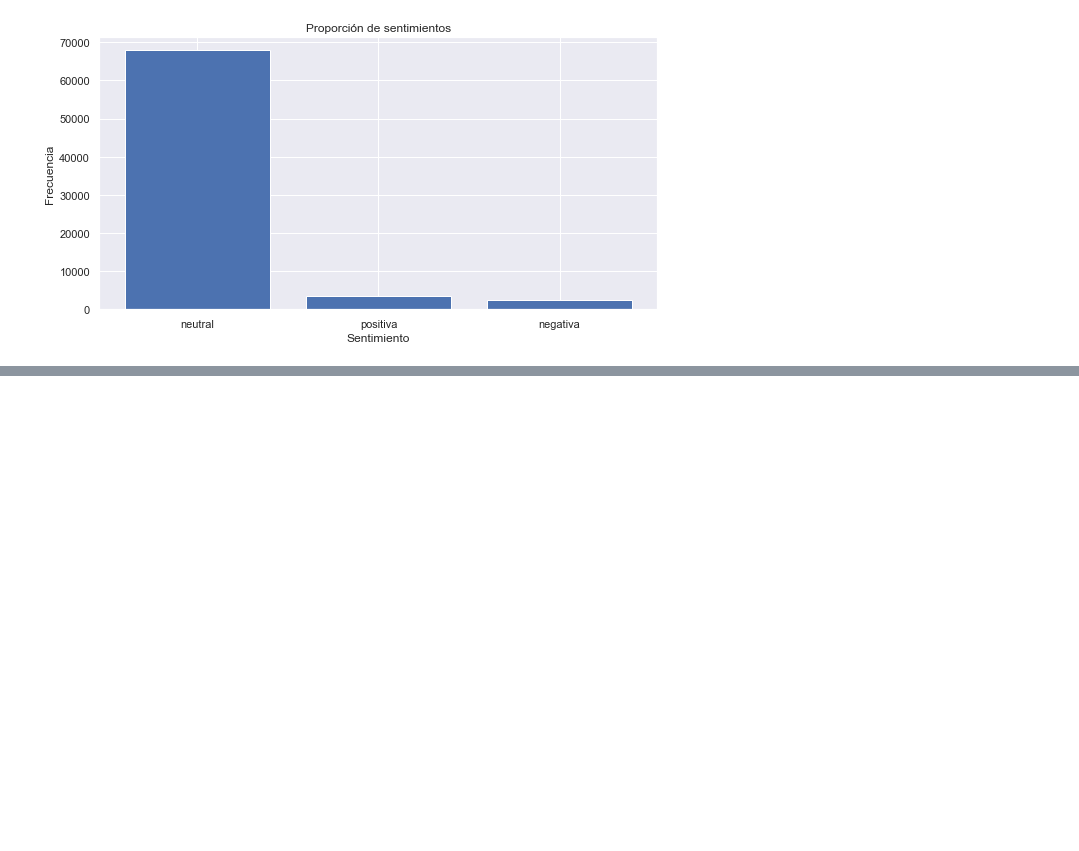
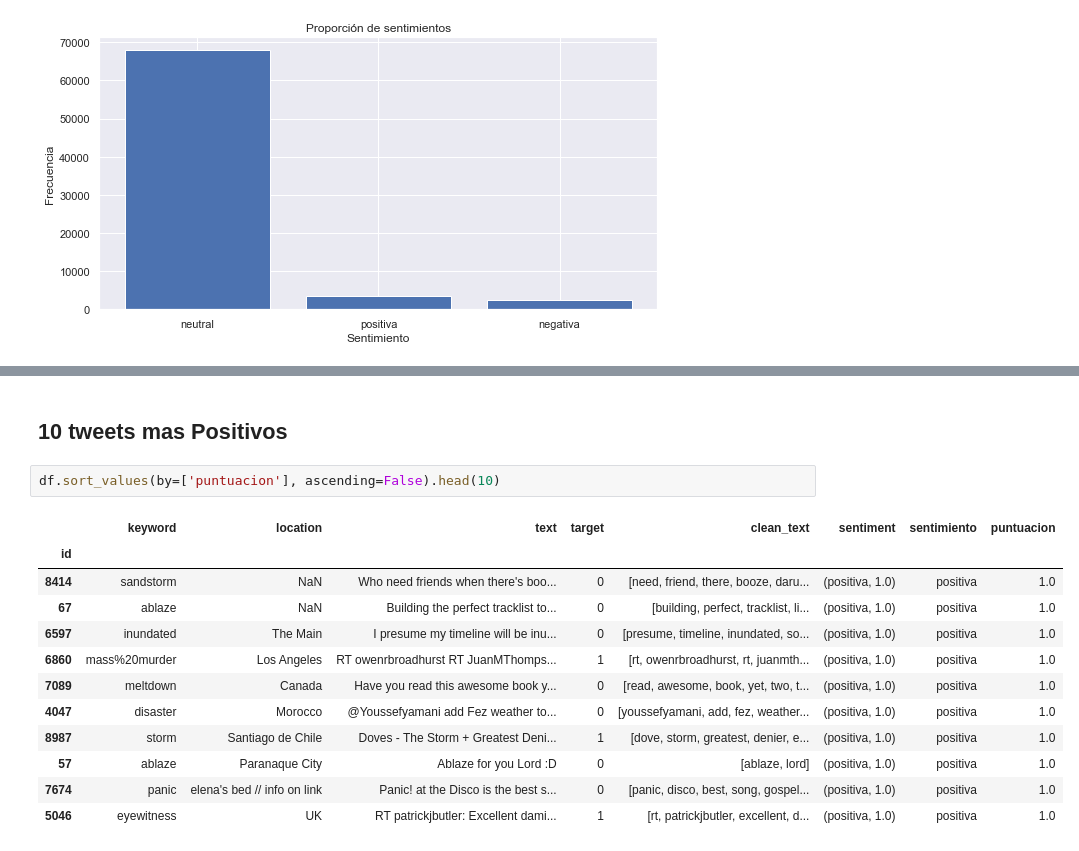
Before and after one commit to gabrielquirozz/Analisis-de-Sentimientos, a Jupyter notebook: analisis.ipynb, the cells around one changed output, grey strips where cells are left out. Cells and saved outputs as stored; diff of their text form; blank space fills up the shorter version.

```diff
--- a/analisis.ipynb
+++ b/analisis.ipynb
@@ -318,0 +450,17 @@ plt.show()
+# %% [markdown]
+## 10 tweets mas Positivos
+# %%
+df.sort_values(by=['puntuacion'], ascending=False).head(10)
+# %% [output]
+|  | keyword | location | text | target | clean_text | sentiment | sentimiento | puntuacion |
+| id |  |  |  |  |  |  |  |  |
+| 8414 | sandstorm | NaN | Who need friends when there's boo... | 0 | [need, friend, there, booze, daru... | (positiva, 1.0) | positiva | 1.0 |
+| 67 | ablaze | NaN | Building the perfect tracklist to... | 0 | [building, perfect, tracklist, li... | (positiva, 1.0) | positiva | 1.0 |
+| 6597 | inundated | The Main | I presume my timeline will be inu... | 0 | [presume, timeline, inundated, so... | (positiva, 1.0) | positiva | 1.0 |
+| 6860 | mass%20murder | Los Angeles | RT owenrbroadhurst RT JuanMThomps... | 1 | [rt, owenrbroadhurst, rt, juanmth... | (positiva, 1.0) | positiva | 1.0 |
+| 7089 | meltdown | Canada | Have you read this awesome book y... | 0 | [read, awesome, book, yet, two, t... | (positiva, 1.0) | positiva | 1.0 |
+| 4047 | disaster | Morocco | @Youssefyamani add Fez weather to... | 0 | [youssefyamani, add, fez, weather... | (positiva, 1.0) | positiva | 1.0 |
+| 8987 | storm | Santiago de Chile | Doves - The Storm + Greatest Deni... | 1 | [dove, storm, greatest, denier, e... | (positiva, 1.0) | positiva | 1.0 |
+| 57 | ablaze | Paranaque City | Ablaze for you Lord :D | 0 | [ablaze, lord] | (positiva, 1.0) | positiva | 1.0 |
+| 7674 | panic | elena's bed // info on link | Panic! at the Disco is the best s... | 0 | [panic, disco, best, song, gospel... | (positiva, 1.0) | positiva | 1.0 |
+| 5046 | eyewitness | UK | RT patrickjbutler: Excellent dami... | 1 | [rt, patrickjbutler, excellent, d... | (positiva, 1.0) | positiva | 1.0 |
```
Also changed, not shown: parts of 12 cells of this notebook.
